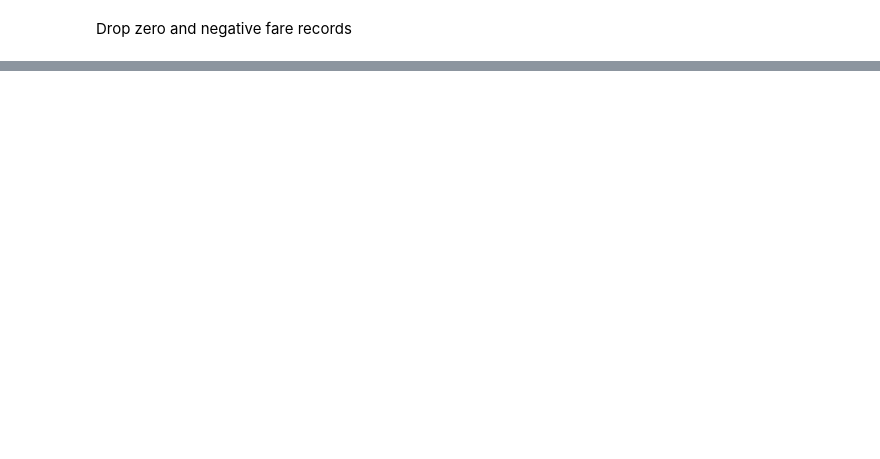
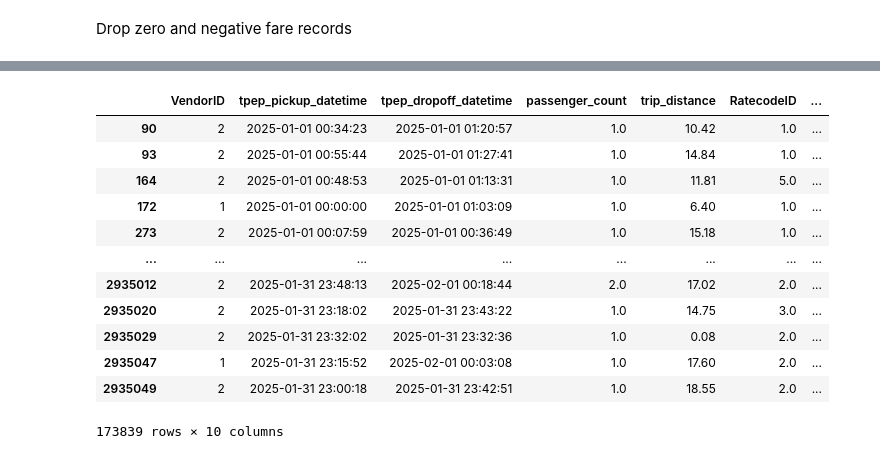
Before and after one commit to anubhavsingh1729/aidqds, a Jupyter notebook: analysis_notebook.ipynb, the cells around one changed output, grey strips where cells are left out. Cells and saved outputs as stored; diff of their text form; code cells hidden in the pictures; blank space fills up the shorter version.

```diff
--- a/analysis_notebook.ipynb
+++ b/analysis_notebook.ipynb
@@ -149,0 +200,16 @@ dtclean = dt[dt['fare_amount']>0].copy()
+# %%
+large
+# %% [output]
+|  | VendorID | tpep_pickup_datetime | tpep_dropoff_datetime | passenger_count | trip_distance | RatecodeID | ... |
+| 90 | 2 | 2025-01-01 00:34:23 | 2025-01-01 01:20:57 | 1.0 | 10.42 | 1.0 | ... |
+| 93 | 2 | 2025-01-01 00:55:44 | 2025-01-01 01:27:41 | 1.0 | 14.84 | 1.0 | ... |
+| 164 | 2 | 2025-01-01 00:48:53 | 2025-01-01 01:13:31 | 1.0 | 11.81 | 5.0 | ... |
+| 172 | 1 | 2025-01-01 00:00:00 | 2025-01-01 01:03:09 | 1.0 | 6.40 | 1.0 | ... |
+| 273 | 2 | 2025-01-01 00:07:59 | 2025-01-01 00:36:49 | 1.0 | 15.18 | 1.0 | ... |
+| ... | ... | ... | ... | ... | ... | ... | ... |
+| 2935012 | 2 | 2025-01-31 23:48:13 | 2025-02-01 00:18:44 | 2.0 | 17.02 | 2.0 | ... |
+| 2935020 | 2 | 2025-01-31 23:18:02 | 2025-01-31 23:43:22 | 1.0 | 14.75 | 3.0 | ... |
+| 2935029 | 2 | 2025-01-31 23:32:02 | 2025-01-31 23:32:36 | 1.0 | 0.08 | 2.0 | ... |
+| 2935047 | 1 | 2025-01-31 23:15:52 | 2025-02-01 00:03:08 | 1.0 | 17.60 | 2.0 | ... |
+| 2935049 | 2 | 2025-01-31 23:00:18 | 2025-01-31 23:42:51 | 1.0 | 18.55 | 2.0 | ... |
+173839 rows × 10 columns
```
Also changed, not shown: parts of 15 cells of this notebook.
